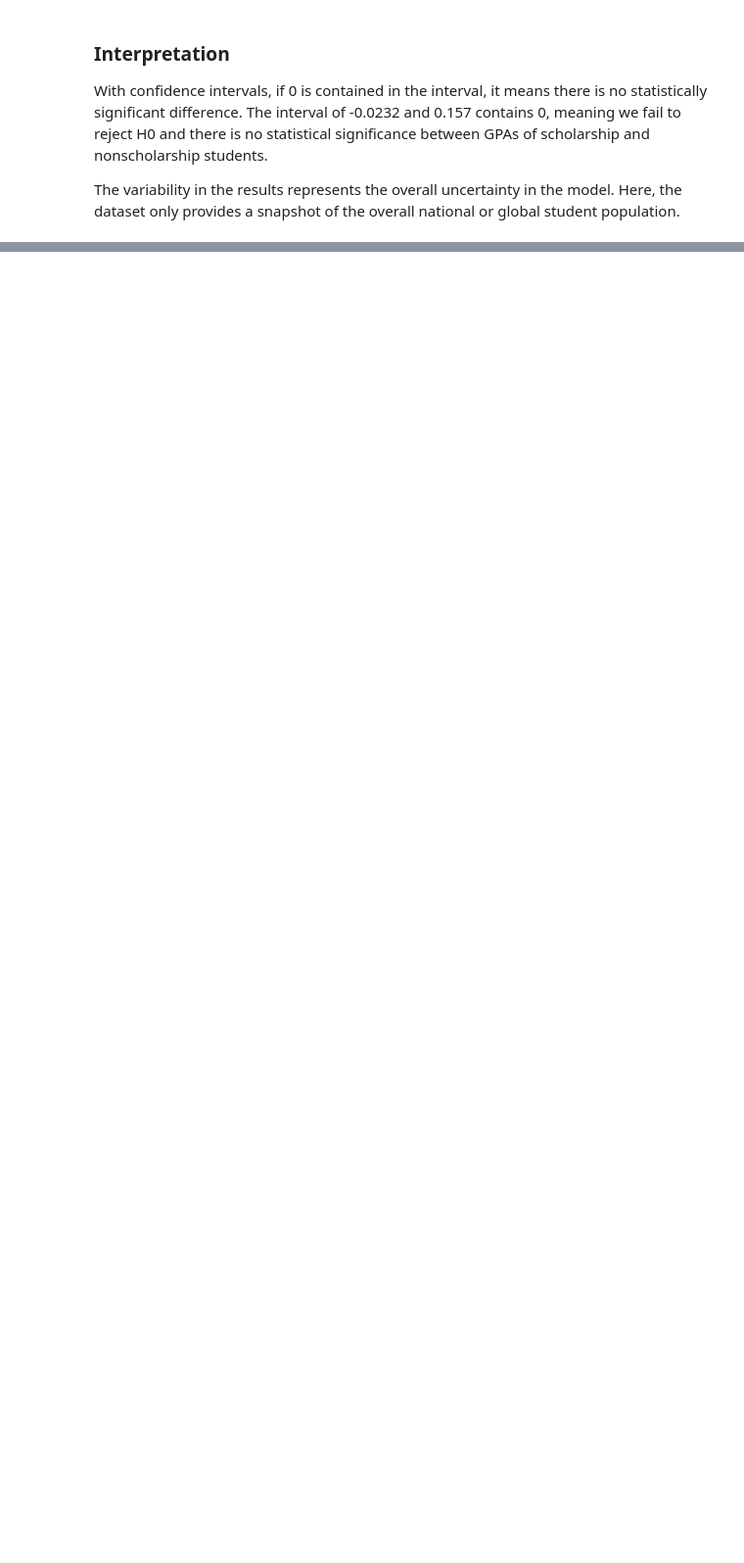
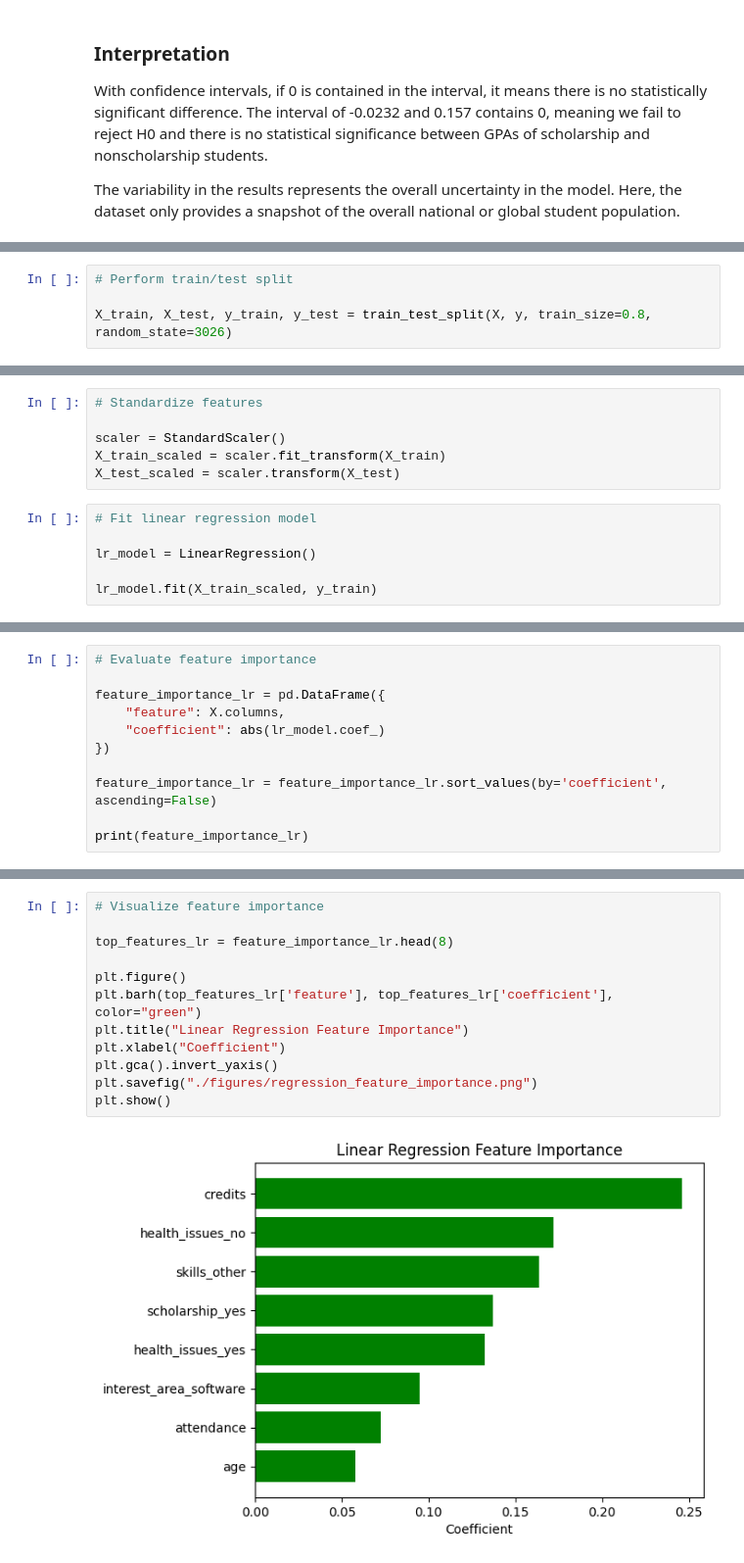
Before and after one commit to benberinsky/ds3026-final-project, a Jupyter notebook: final_project.ipynb, the cells around one changed output, grey strips where cells are left out. Shown at 98% size. Saved outputs shown, nothing was run; the diff lists cells and outputs as text; blank space fills up the shorter version.

```diff
--- a/final_project.ipynb
+++ b/final_project.ipynb
@@ -665,0 +684,4 @@ The variability in the results represents the overall uncertainty in the model.
+# %%
+# Perform train/test split
+
+X_train, X_test, y_train, y_test = train_test_split(X, y, train_size=0.8, random_state=3026)
@@ -665,0 +690,12 @@ The variability in the results represents the overall uncertainty in the model.
+# %%
+# Standardize features
+
+scaler = StandardScaler()
+X_train_scaled = scaler.fit_transform(X_train)
+X_test_scaled = scaler.transform(X_test)
+# %%
+# Fit linear regression model
+
+lr_model = LinearRegression()
+
+lr_model.fit(X_train_scaled, y_train)
@@ -665,0 +723,11 @@ The variability in the results represents the overall uncertainty in the model.
+# %%
+# Evaluate feature importance
+
+feature_importance_lr = pd.DataFrame({
+    "feature": X.columns,
+    "coefficient": abs(lr_model.coef_)
+})
+
+feature_importance_lr = feature_importance_lr.sort_values(by='coefficient', ascending=False)
+
+print(feature_importance_lr)
@@ -665,0 +752,14 @@ The variability in the results represents the overall uncertainty in the model.
+# %%
+# Visualize feature importance
+
+top_features_lr = feature_importance_lr.head(8)
+
+plt.figure()
+plt.barh(top_features_lr['feature'], top_features_lr['coefficient'], color="green")
+plt.title("Linear Regression Feature Importance")
+plt.xlabel("Coefficient")
+plt.gca().invert_yaxis()
+plt.savefig("./figures/regression_feature_importance.png")
+plt.show()
+# %% [output]
+[figure, added]
```
Also changed, not shown: parts of 35 cells of this notebook, 4 other files.
